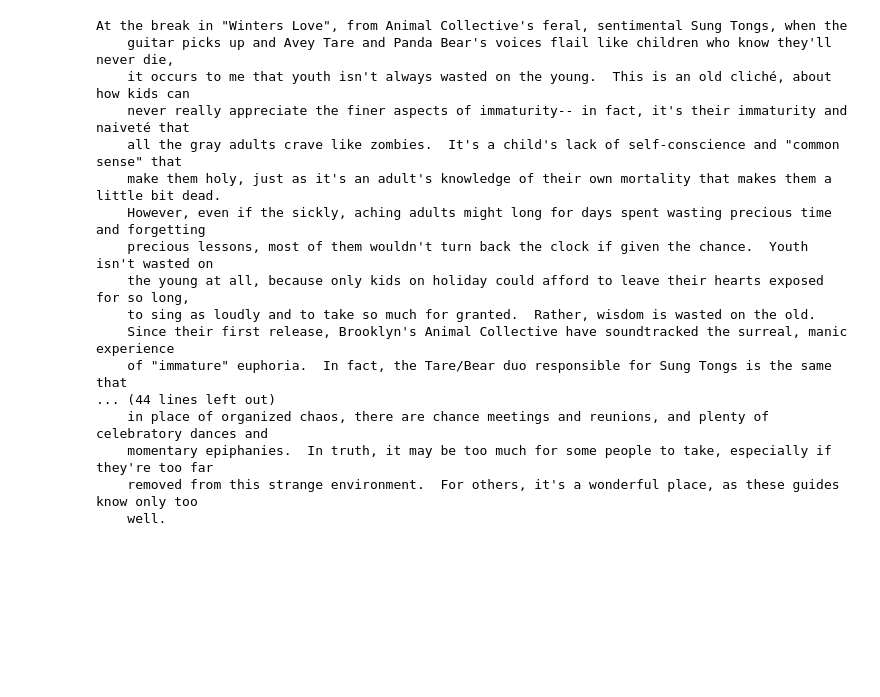
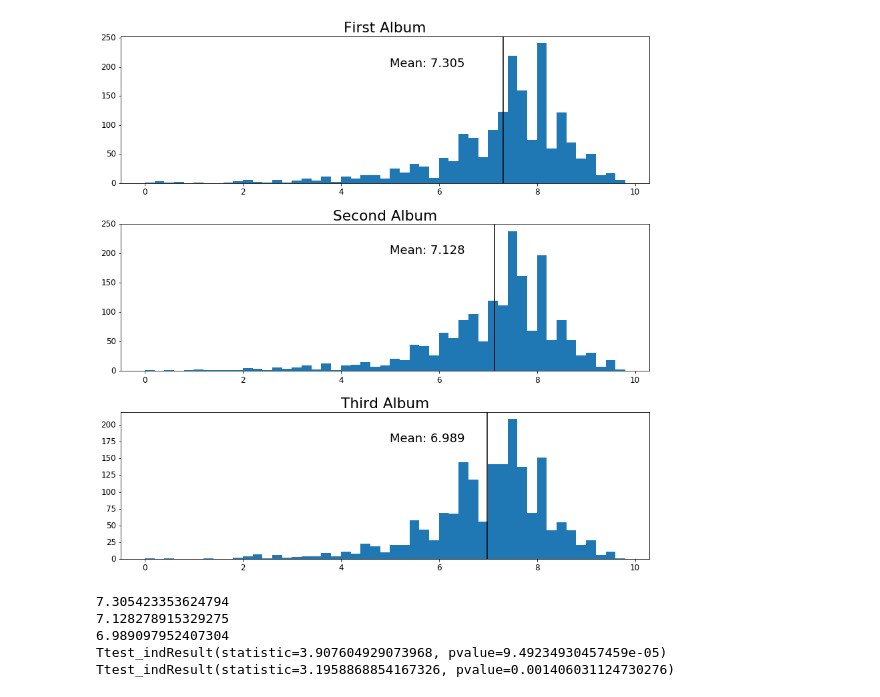
Before and after one commit to tinsmancb/pitchfork-reviews, a Jupyter notebook: Pitchfork Review Data Analysis.ipynb, the cells around one changed output. Cells and saved outputs as stored; diff of their text form; code cells hidden in the pictures; blank space fills up the shorter version.

```diff
--- a/Pitchfork Review Data Analysis.ipynb
+++ b/Pitchfork Review Data Analysis.ipynb
@@ -58,0 +63,11 @@ df = df.groupby('reviewid').first().join(genre_dummies, 'reviewid').drop('genre'
+# %%
+genre_order = ['pop/r&b', 'rap', 'experimental', 'electronic', 'rock']
+genre_type = pd.api.types.CategoricalDtype(genre_order, ordered=True)
+df['genre'] = pd.Series(df['genre'], dtype=genre_type)
+
+df = df.sort_values('genre').groupby('reviewid').first()
+df = pd.DataFrame(df.to_records())
+print(df['genre'].value_counts())
+
+test_dups = df['reviewid'].value_counts()
+print(test_dups[test_dups != 1].shape)
@@ -236,20 +313,48 @@ vect.inverse_transform(selector.inverse_transform(np.abs(clf['pca'].components_)
-# %%
-print(df[df['best_new_music'] == 1].iloc[2].content)
-# %% [output]
-At the break in "Winters Love", from Animal Collective's feral, sentimental Sung Tongs, when the
-    guitar picks up and Avey Tare and Panda Bear's voices flail like children who know they'll never die,
-    it occurs to me that youth isn't always wasted on the young.  This is an old cliché, about how kids can
-    never really appreciate the finer aspects of immaturity-- in fact, it's their immaturity and naiveté that
-    all the gray adults crave like zombies.  It's a child's lack of self-conscience and "common sense" that
-    make them holy, just as it's an adult's knowledge of their own mortality that makes them a little bit dead.
-    However, even if the sickly, aching adults might long for days spent wasting precious time and forgetting
-    precious lessons, most of them wouldn't turn back the clock if given the chance.  Youth isn't wasted on
-    the young at all, because only kids on holiday could afford to leave their hearts exposed for so long,
-    to sing as loudly and to take so much for granted.  Rather, wisdom is wasted on the old.
-    Since their first release, Brooklyn's Animal Collective have soundtracked the surreal, manic experience
-    of "immature" euphoria.  In fact, the Tare/Bear duo responsible for Sung Tongs is the same that
-... (44 lines left out)
-    in place of organized chaos, there are chance meetings and reunions, and plenty of celebratory dances and
-    momentary epiphanies.  In truth, it may be too much for some people to take, especially if they're too far
-    removed from this strange environment.  For others, it's a wonderful place, as these guides know only too
-    well.
+# %%
+select_artist = df.groupby('artist').count()['reviewid'] >= 3
+
+scores_df = pd.DataFrame({
+    'first_album': df.sort_values('pub_date').groupby('artist').first()[select_artist]['score'],
+    'second_album': df.sort_values('pub_date').groupby('artist').nth(1)[select_artist]['score'],
+    'third_album': df.sort_values('pub_date').groupby('artist').nth(2)[select_artist]['score'],
+    #'fourth_album': df.sort_values('pub_date').groupby('artist').nth(3)[select_artist]['score']
+})
+# %%
+fig, axs = plt.subplots(3, 1, figsize=(12, 12))
+
+bins = np.arange(0, 10, 0.2)
+axs[0].hist(scores_df['first_album'], bins=bins);
+first_mean = scores_df['first_album'].mean()
+axs[0].axvline(first_mean, c='k')
+axs[0].set_title('First Album')
+axs[0].annotate('Mean: {:.3f}'.format(first_mean), (5.0, 200))
+
+axs[1].hist(scores_df['second_album'], bins=bins);
+second_mean = scores_df['second_album'].mean()
+axs[1].axvline(scores_df['second_album'].mean(), c='k')
+axs[1].set_title('Second Album')
+axs[1].annotate('Mean: {:.3f}'.format(second_mean), (5.0, 200))
+
+axs[2].hist(scores_df['third_album'], bins=bins);
+third_mean = scores_df['third_album'].mean()
+axs[2].axvline(scores_df['third_album'].mean(), c='k')
+axs[2].set_title('Third Album')
+axs[2].annotate('Mean: {:.3f}'.format(third_mean), (5.0, 175))
+
+plt.tight_layout()
+plt.savefig('score_dist.pdf')
+# %% [output]
+[figure, added]
+# %%
+print(scores_df['first_album'].mean())
+print(scores_df['second_album'].mean())
+print(scores_df['third_album'].mean())
+
+print(scipy.stats.ttest_ind(scores_df['first_album'], scores_df['second_album']))
+print(scipy.stats.ttest_ind(scores_df['second_album'], scores_df['third_album']))
+# %% [output]
+7.305423353624794
+7.128278915329275
+6.989097952407304
+Ttest_indResult(statistic=3.907604929073968, pvalue=9.49234930457459e-05)
+Ttest_indResult(statistic=3.1958868854167326, pvalue=0.001406031124730276)
```
Also changed, not shown: parts of 26 cells of this notebook, 8 other files.
